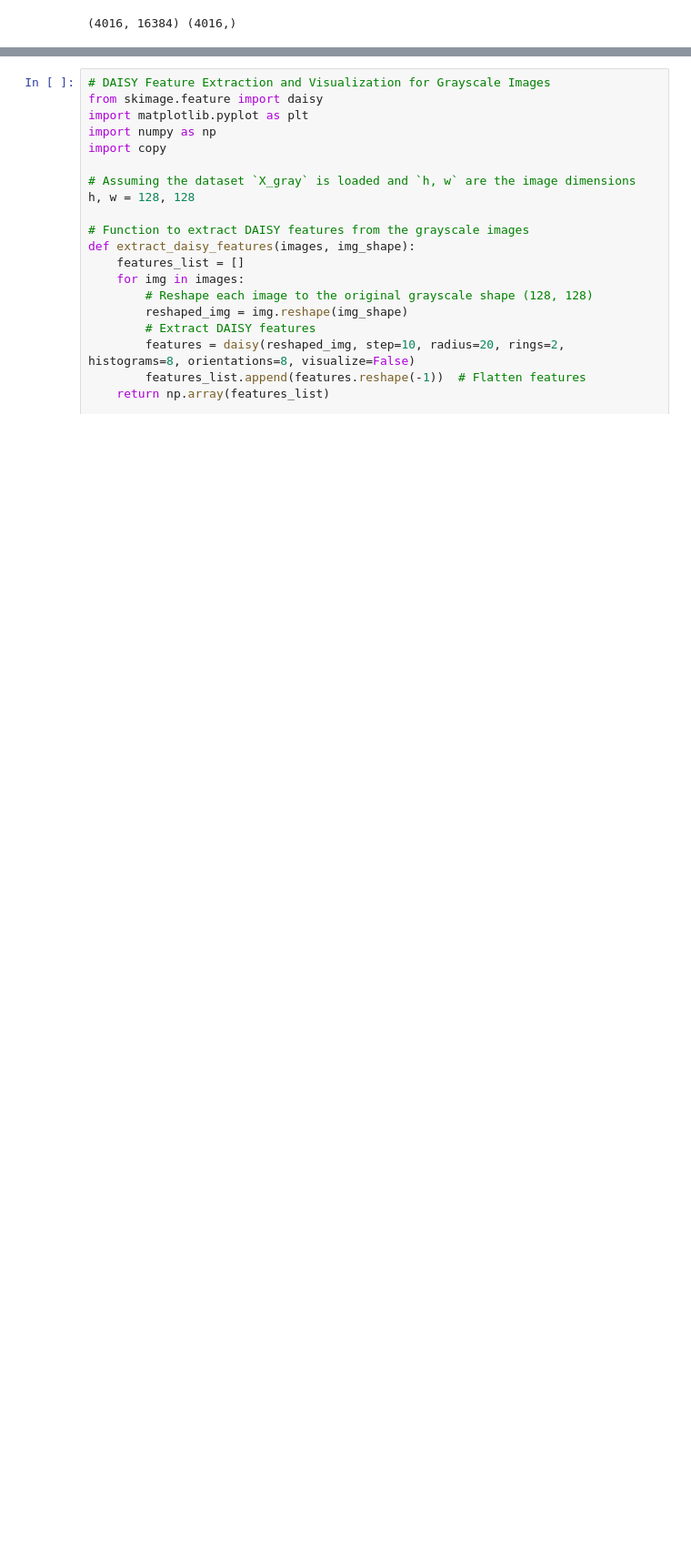
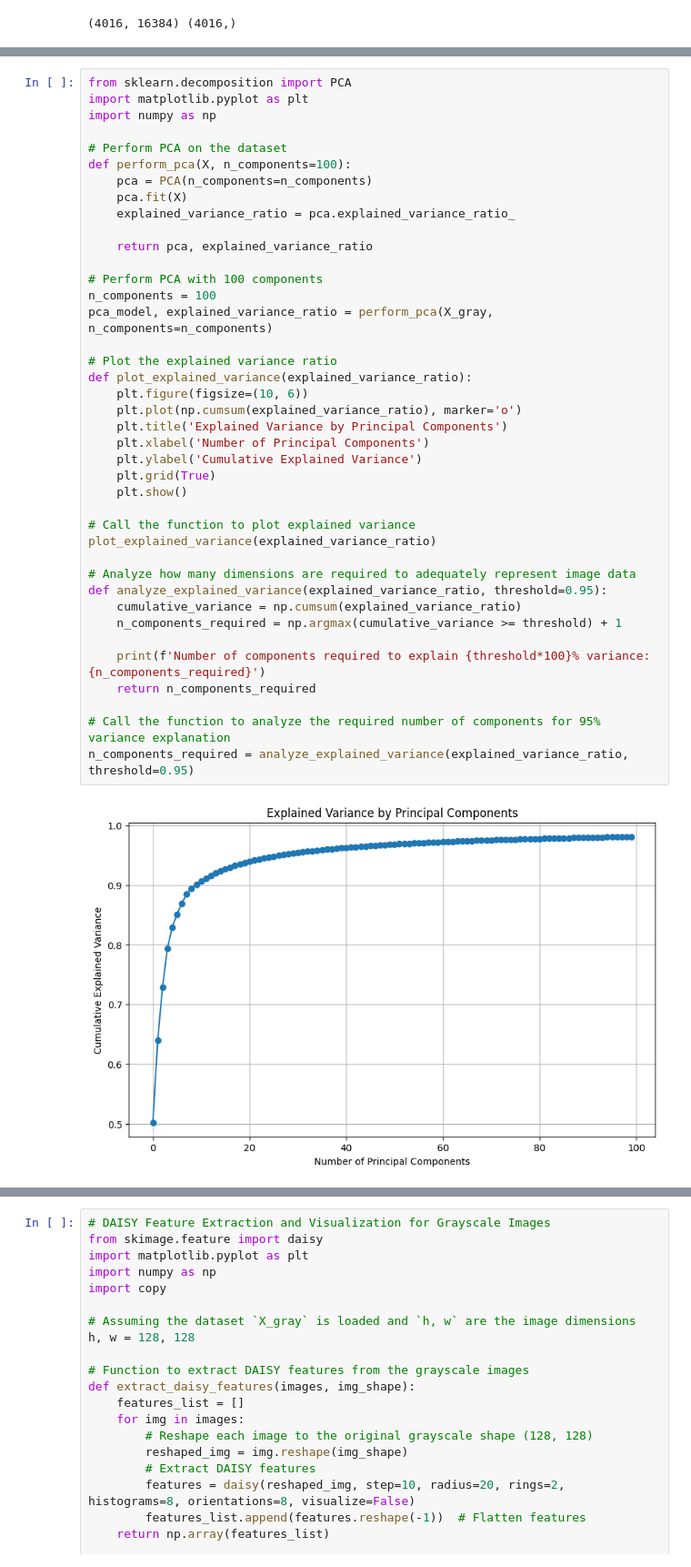
Before and after one commit to RyanWSweeney/MLP-Lab2, a Jupyter notebook: Lab3.ipynb, the cells around one changed output, grey strips where cells are left out. Shown at 91% size. Drawn from its saved outputs; the diff is of its cells as text; blank space fills up the shorter version.

```diff
--- a/Lab3.ipynb
+++ b/Lab3.ipynb
@@ -427,0 +432,42 @@ print(X_gray.shape, y.shape)
+# %%
+from sklearn.decomposition import PCA
+import matplotlib.pyplot as plt
+import numpy as np
+
+# Perform PCA on the dataset
+def perform_pca(X, n_components=100):
+    pca = PCA(n_components=n_components)
+    pca.fit(X)
+    explained_variance_ratio = pca.explained_variance_ratio_
+
+    return pca, explained_variance_ratio
+
+# Perform PCA with 100 components
+n_components = 100
+pca_model, explained_variance_ratio = perform_pca(X_gray, n_components=n_components)
+
+# Plot the explained variance ratio
+def plot_explained_variance(explained_variance_ratio):
+    plt.figure(figsize=(10, 6))
+    plt.plot(np.cumsum(explained_variance_ratio), marker='o')
+    plt.title('Explained Variance by Principal Components')
+    plt.xlabel('Number of Principal Components')
+    plt.ylabel('Cumulative Explained Variance')
+    plt.grid(True)
+    plt.show()
+
+# Call the function to plot explained variance
+plot_explained_variance(explained_variance_ratio)
+
+# Analyze how many dimensions are required to adequately represent image data
+def analyze_explained_variance(explained_variance_ratio, threshold=0.95):
+    cumulative_variance = np.cumsum(explained_variance_ratio)
+    n_components_required = np.argmax(cumulative_variance >= threshold) + 1
+
+    print(f'Number of components required to explain {threshold*100}% variance: {n_components_required}')
+    return n_components_required
+
+# Call the function to analyze the required number of components for 95% variance explanation
+n_components_required = analyze_explained_variance(explained_variance_ratio, threshold=0.95)
+# %% [output]
+[figure, added]
```
Also changed, not shown: parts of 10 cells of this notebook.
